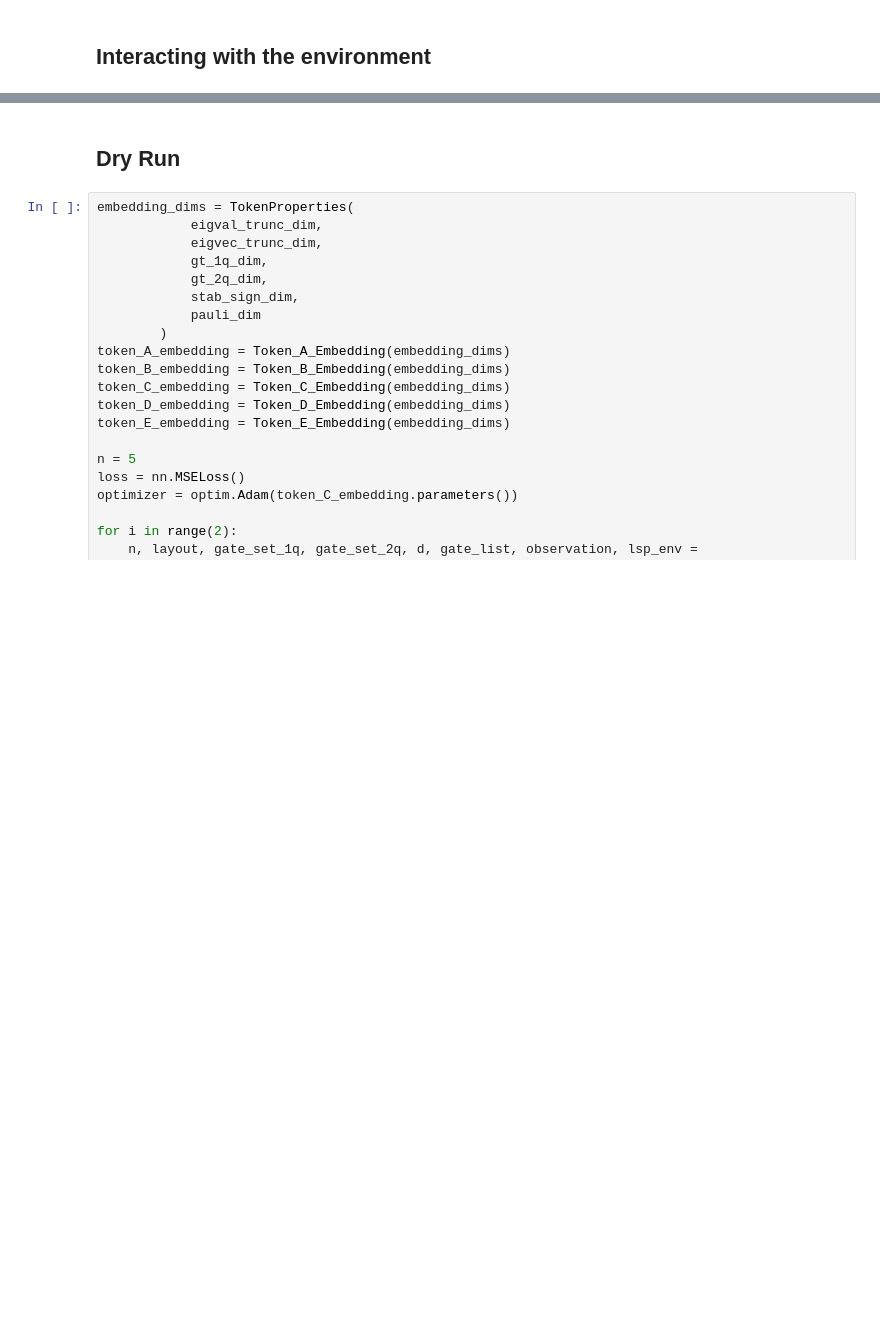
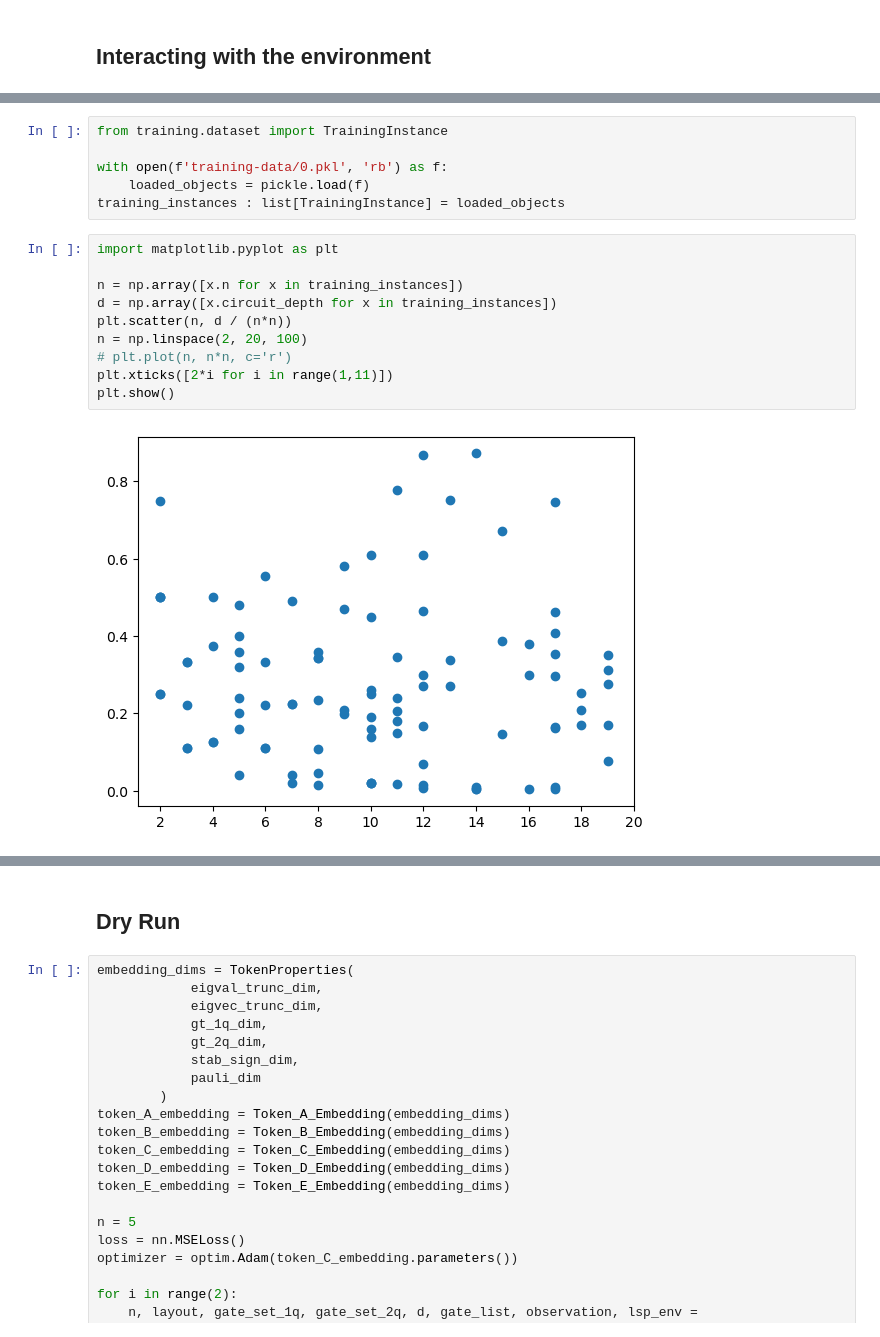
Before and after one commit to krsrv/generalized-ml-lsp, a Jupyter notebook: Playground.ipynb, the cells around one changed output, grey strips where cells are left out. Cells and saved outputs as stored; diff of their text form; blank space fills up the shorter version.

```diff
--- a/Playground.ipynb
+++ b/Playground.ipynb
@@ -886,0 +265,18 @@ def create_labelled_data(n_min, n_max, gen):
+# %%
+from training.dataset import TrainingInstance
+
+with open(f'training-data/0.pkl', 'rb') as f:
+    loaded_objects = pickle.load(f)
+training_instances : list[TrainingInstance] = loaded_objects
+# %%
+import matplotlib.pyplot as plt
+
+n = np.array([x.n for x in training_instances])
+d = np.array([x.circuit_depth for x in training_instances])
+plt.scatter(n, d / (n*n))
+n = np.linspace(2, 20, 100)
+# plt.plot(n, n*n, c='r')
+plt.xticks([2*i for i in range(1,11)])
+plt.show()
+# %% [output]
+[figure, added]
```
Also changed, not shown: parts of 23 cells of this notebook, 1 other file.
